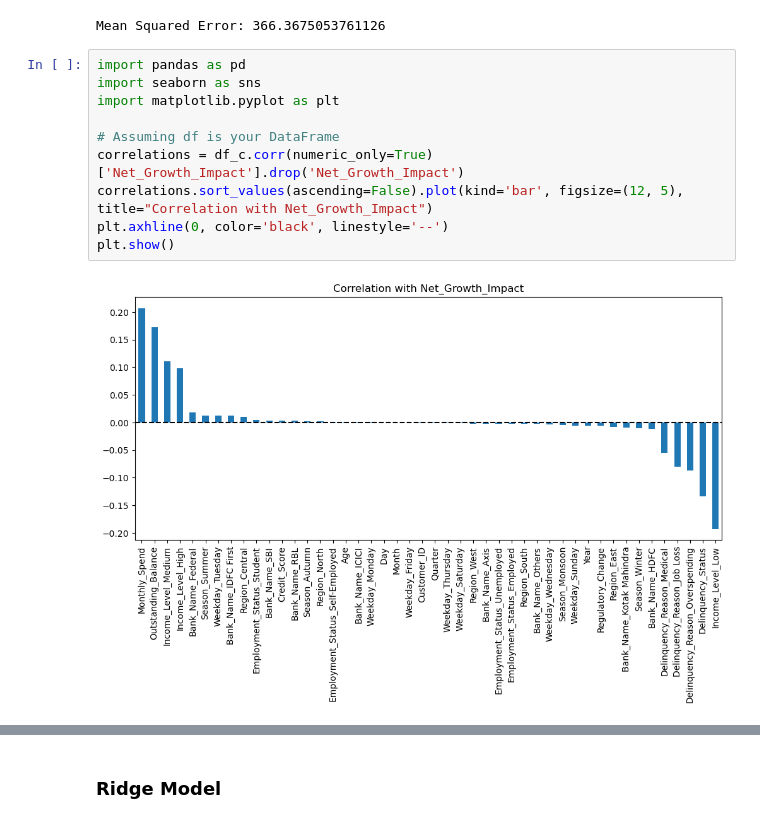
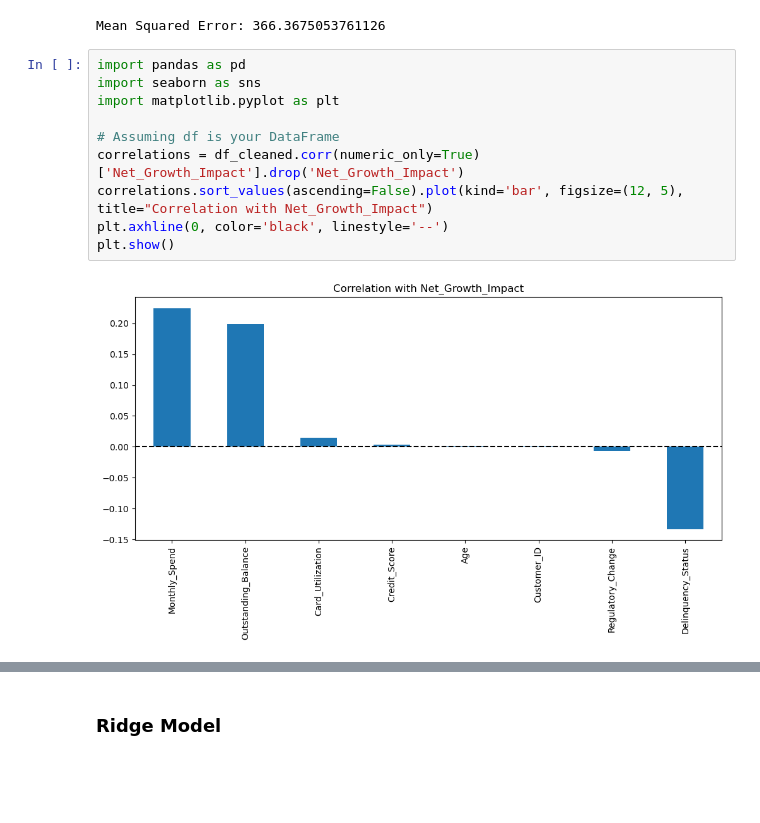
Before and after one commit to Tattvam21/Machine-learning-on-credit-card-growth-slowdown-India-2020-2025, a Jupyter notebook: Machine_learning_on_credit_card_growth_slowdown_india_2020_2025.ipynb, the cells around one changed output, grey strips where cells are left out. Cells and saved outputs as stored; diff of their text form; blank space fills up the shorter version.

```diff
--- a/Machine_learning_on_credit_card_growth_slowdown_india_2020_2025.ipynb
+++ b/Machine_learning_on_credit_card_growth_slowdown_india_2020_2025.ipynb
@@ -2008,12 +2008,12 @@ Mean Squared Error: 366.3675053761126
 # %%
 import pandas as pd
 import seaborn as sns
 import matplotlib.pyplot as plt
 
 # Assuming df is your DataFrame
-correlations = df_c.corr(numeric_only=True)['Net_Growth_Impact'].drop('Net_Growth_Impact')
+correlations = df_cleaned.corr(numeric_only=True)['Net_Growth_Impact'].drop('Net_Growth_Impact')
 correlations.sort_values(ascending=False).plot(kind='bar', figsize=(12, 5), title="Correlation with Net_Growth_Impact")
 plt.axhline(0, color='black', linestyle='--')
 plt.show()
 # %% [output]
-[figure, old version]
+[figure, new version]
```
Also changed, not shown: parts of 17 cells of this notebook, 1 other file.
